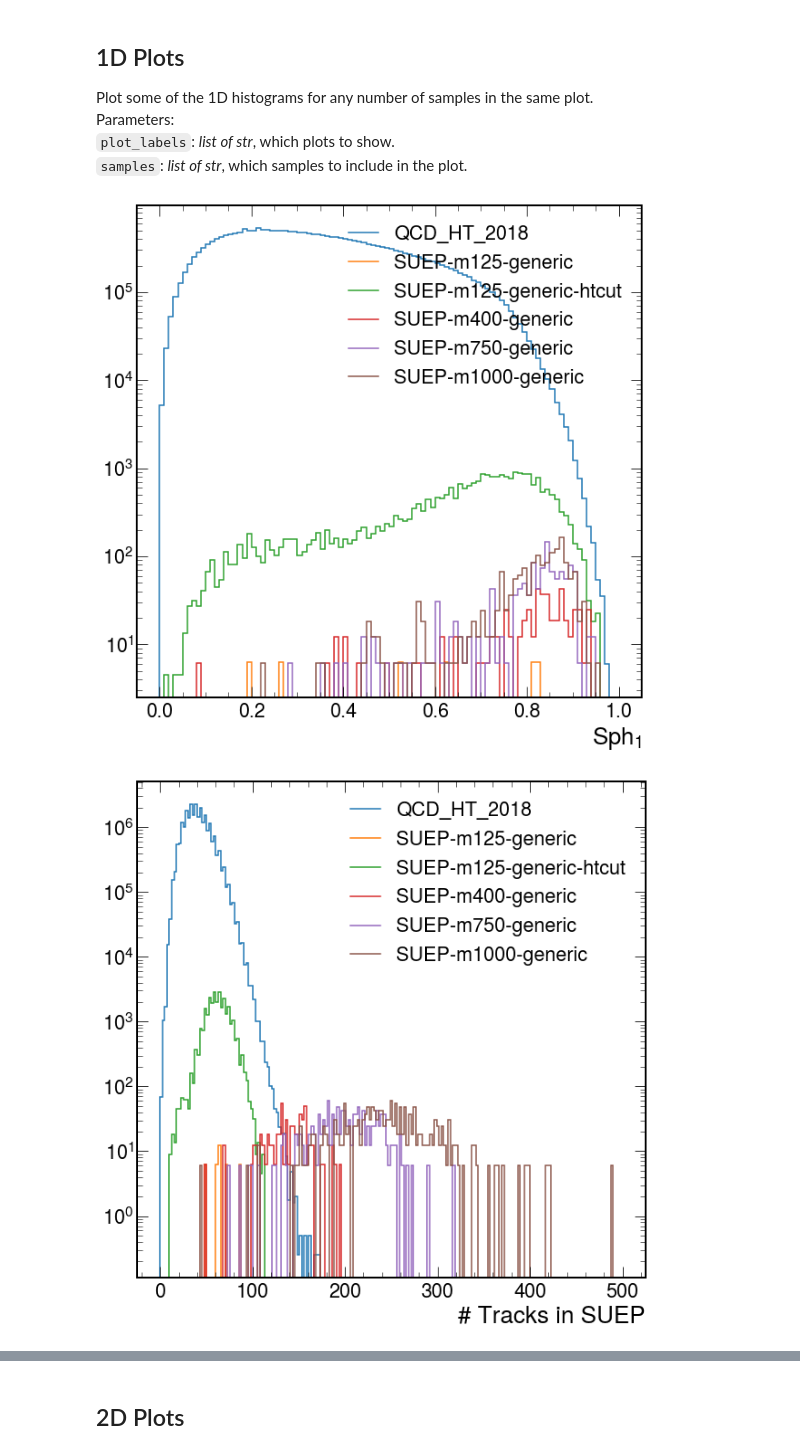
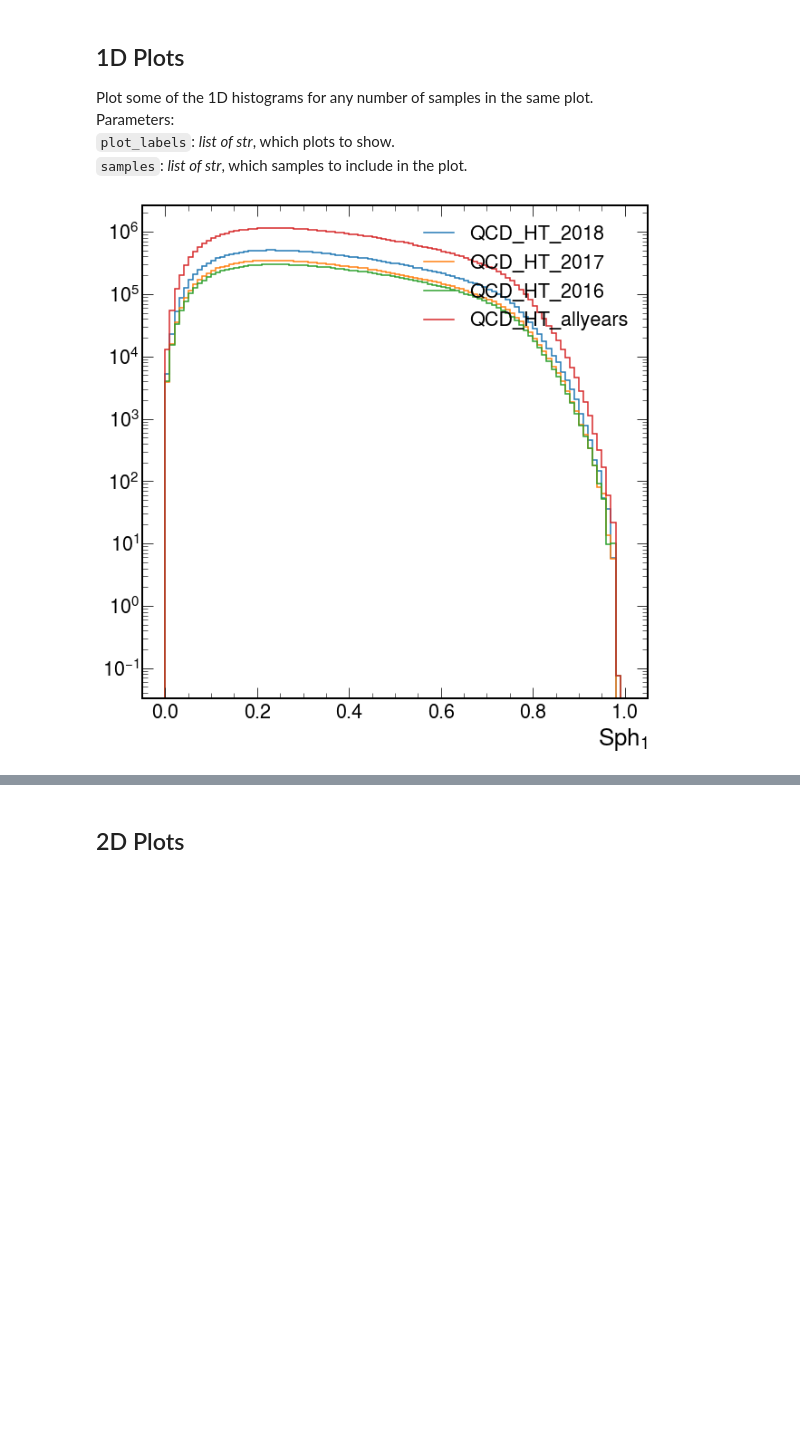
Before and after one commit to SUEPPhysics/SUEPCoffea_dask, a Jupyter notebook: plotting/plot.ipynb, the cells around one changed output, grey strips where cells are left out. Saved outputs shown, nothing was run; the diff lists cells and outputs as text; code cells hidden in the pictures; blank space fills up the shorter version.

```diff
--- a/plotting/plot.ipynb
+++ b/plotting/plot.ipynb
@@ -58,6 +58,8 @@ for key in plots_SUEP.keys(): plots[key] = plots_SUEP[key]
 for key in plots_2018.keys(): plots[key+"_2018"] = plots_2018[key]
 for key in plots_2017.keys(): plots[key+"_2017"] = plots_2017[key]
 for key in plots_2016.keys(): plots[key+"_2016"] = plots_2016[key]
+plots['QCD_HT_allyears'] = combineYears(plots,'QCD_HT', ['2018','2017','2016'])
+plots['data_allyears'] = combineYears(plots,'data', ['2018','2017','2016'])
 # %% [markdown]
 These are all the samples loaded.
 # %%
@@ -89,27 +91,25 @@ Parameters:<br>
 `plot_labels`: _list of str_, which plots to show.<br>
 `samples`: _list of str_, which samples to include in the plot.
 # %%
-plot_labels = ['SUEP_S1_Cluster', 'SUEP_nconst_Cluster',
-               'ISR_S1_ClusterInverted', 'ISR_nconst_ClusterInverted']
-samples = ['QCD_HT_2018']
-samples += ['SUEP-m125-generic', 'SUEP-m125-generic-htcut', 'SUEP-m400-generic', 'SUEP-m750-generic', 'SUEP-m1000-generic']
+plot_labels = ['SUEP_S1_Cluster']
+samples = ['QCD_HT_2018', 'QCD_HT_2017', 'QCD_HT_2016', 'QCD_HT_allyears']
+#samples += ['SUEP-m125-generic', 'SUEP-m125-generic-htcut', 'SUEP-m400-generic', 'SUEP-m750-generic', 'SUEP-m1000-generic']
 density = False
 
 for plot_label in plot_labels:
     for sample in samples:
         h = plots[sample][plot_label]
         if density: h = h/h.sum().value
         hep.histplot(h, yerr=False, label=sample)
 
     # tweak these by hand, as needed
     # plt.ylim(1e4,1e6)
     # plt.xlim(0,1000)
     plt.legend()
     plt.yscale("log")
 
     # save and show
     plt.savefig(output_label + plot_label + file_ext, bbox_inches='tight')
     plt.show()
 # %% [output]
-[figure, old version]
+[figure, new version]
-[figure, removed]
```
Also changed, not shown: parts of 14 cells of this notebook, 1 other file.
